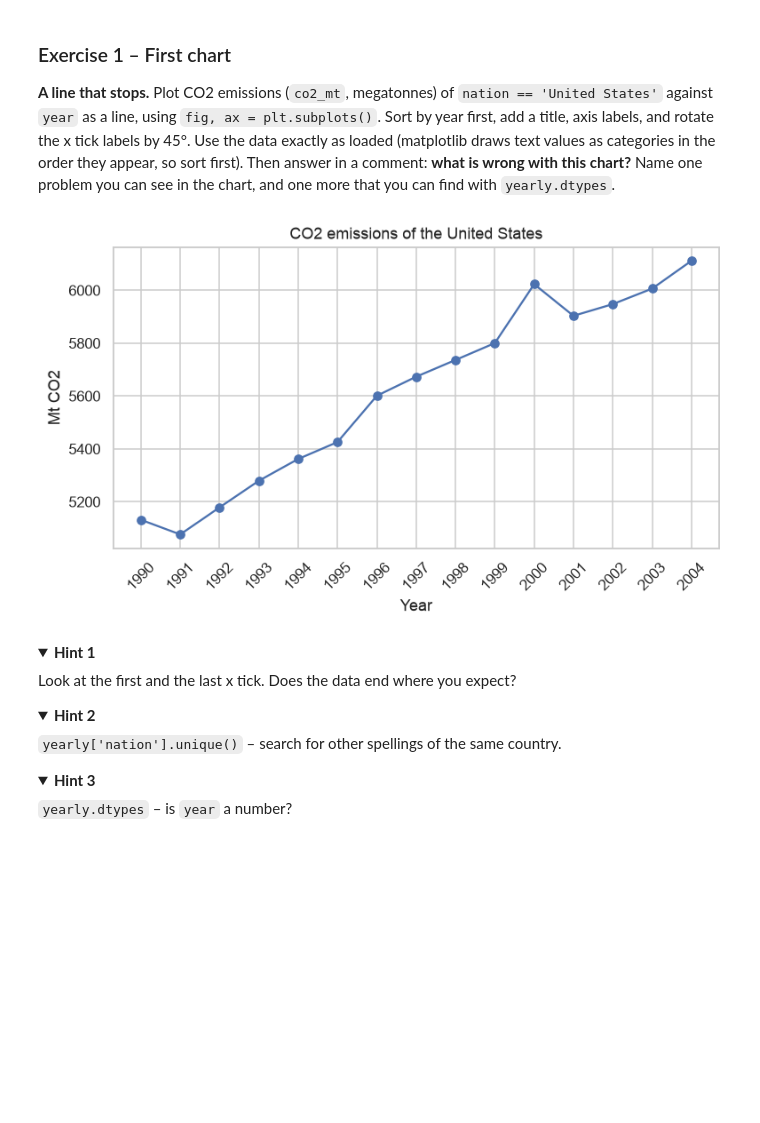
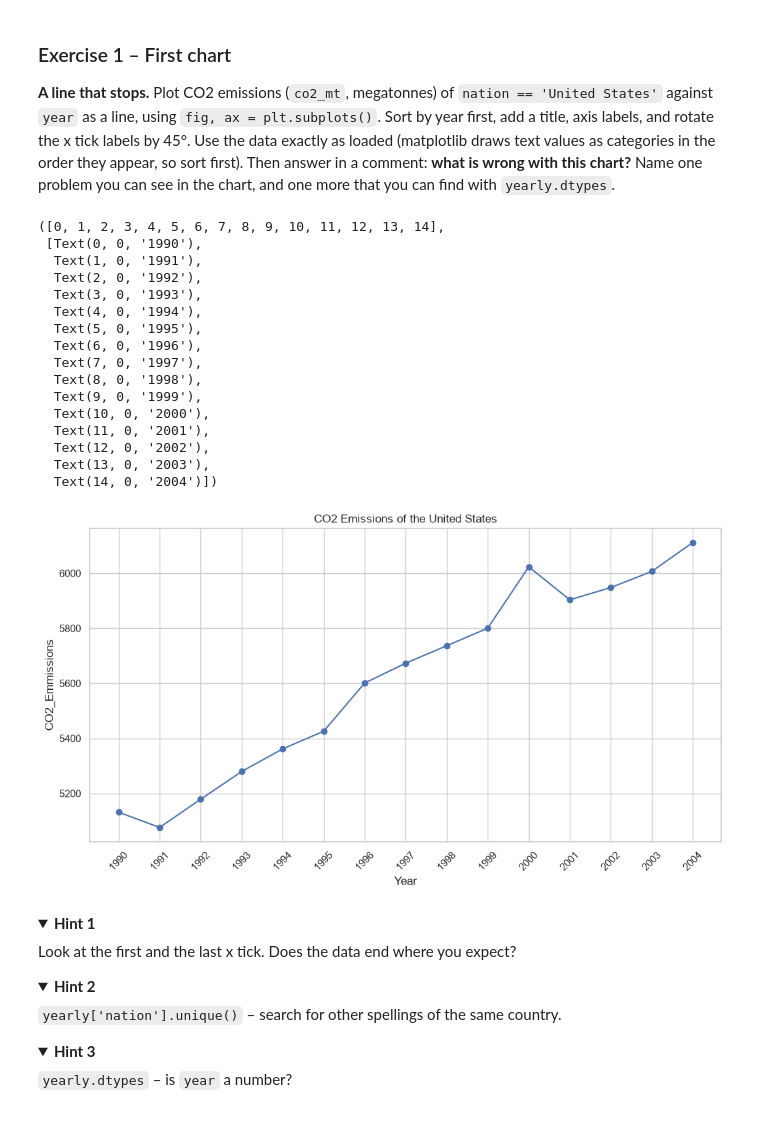
Before and after one commit to OrangeBoop/Lab02, a Jupyter notebook: Lab3/Lab3-Persky Idan 215548512 , Golan Amir 216264333.ipynb, the cells around one changed output. Cells and saved outputs as stored; diff of their text form; code cells hidden in the pictures; folded sections open; blank space fills up the shorter version.

```diff
--- a/Lab3/Lab3-Persky Idan 215548512 , Golan Amir 216264333.ipynb
+++ b/Lab3/Lab3-Persky Idan 215548512 , Golan Amir 216264333.ipynb
@@ -49,9 +51,9 @@ import plotly.express as px
 import plotly.graph_objects as go
 
 sns.set_theme(style="whitegrid")
-yearly = pd.read_csv('data/countries_yearly.csv')
-energy = pd.read_csv('data/energy_mix.csv')
-info = pd.read_csv('data/country_info.csv')
+yearly = pd.read_csv('Data/countries_yearly.csv')
+energy = pd.read_csv('Data/energy_mix.csv')
+info = pd.read_csv('Data/country_info.csv')
 print(yearly.shape, energy.shape, info.shape)
 yearly.head()
 # %% [output]
@@ -69,8 +71,32 @@ yearly.head()
 Use the data exactly as loaded (matplotlib draws text values as categories in the order they appear, so sort first). Then answer in a comment: **what is wrong with this chart?** Name one problem you can see in the chart, and one more that you can find with `yearly.dtypes`.
 # %%
 # Write your code here
+fig, ax = plt.subplots(figsize=(12,6))
+year_usa = yearly[yearly['nation']=='United States'].copy()
+year_usa = year_usa.sort_values('year')
+ax.plot(year_usa['year'],year_usa['co2_mt'],marker="o")
+plt.title(label='CO2 Emissions of the United States')
+plt.xlabel('Year')
+plt.ylabel('CO2_Emmissions')
+plt.xticks(rotation=45)
 # %% [output]
+([0, 1, 2, 3, 4, 5, 6, 7, 8, 9, 10, 11, 12, 13, 14],
+ [Text(0, 0, '1990'),
+  Text(1, 0, '1991'),
+  Text(2, 0, '1992'),
+  Text(3, 0, '1993'),
+  Text(4, 0, '1994'),
+  Text(5, 0, '1995'),
+  Text(6, 0, '1996'),
+  Text(7, 0, '1997'),
+  Text(8, 0, '1998'),
+  Text(9, 0, '1999'),
+  Text(10, 0, '2000'),
+  Text(11, 0, '2001'),
+  Text(12, 0, '2002'),
+  Text(13, 0, '2003'),
+  Text(14, 0, '2004')])
-[figure, old version]
+[figure, new version]
 # %% [markdown]
 <details><summary><b>Hint 1</b></summary>
 
```
Also changed, not shown: parts of 24 cells of this notebook.
